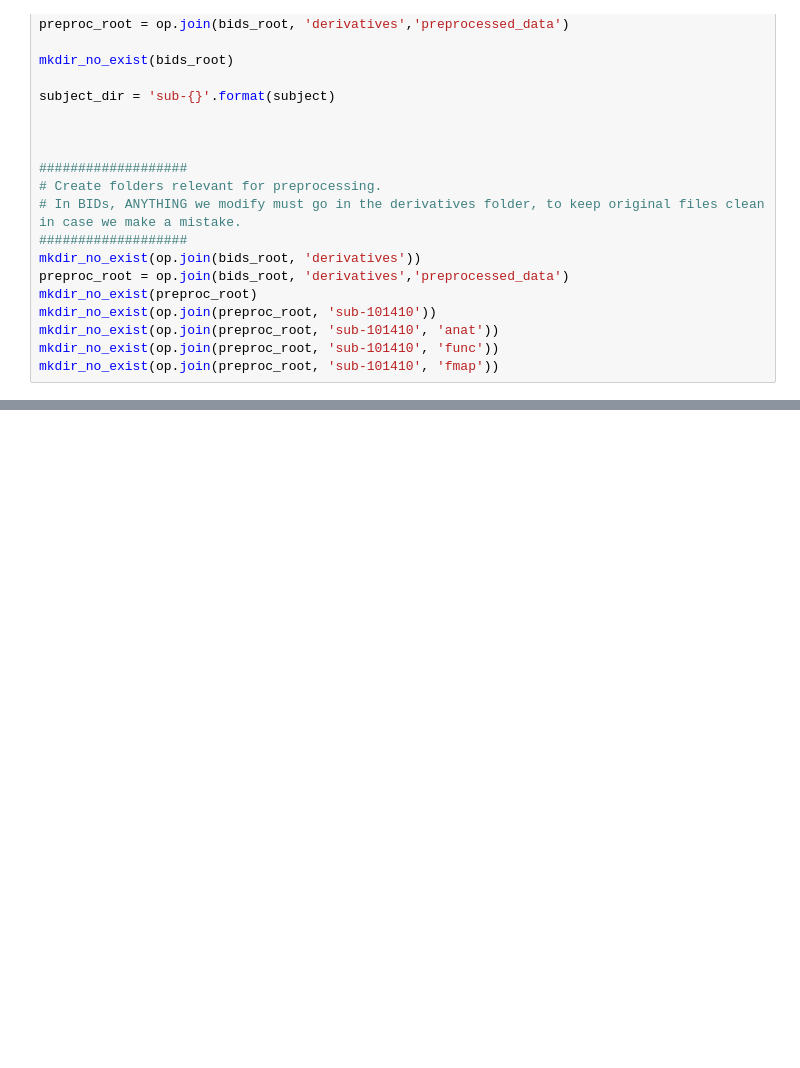
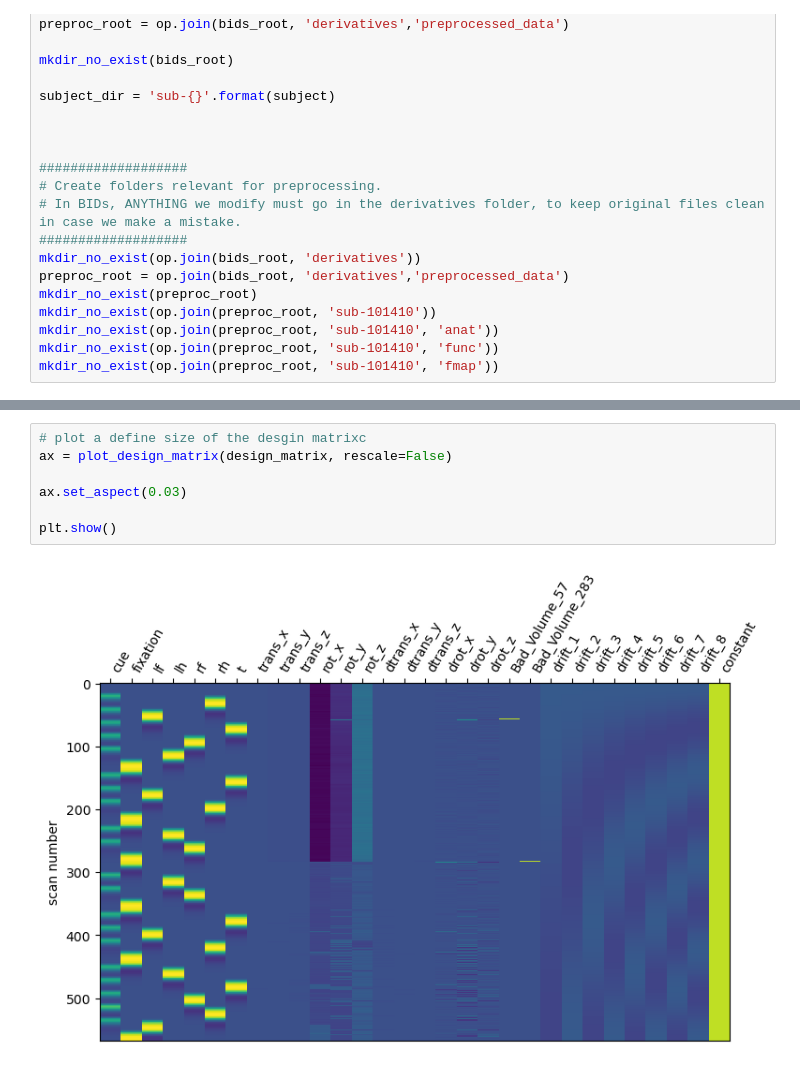
Before and after one commit to Tournedos/NSSP_project1_GroupK, a Jupyter notebook: GLM.ipynb, the cells around one changed output, grey strips where cells are left out. Drawn from its saved outputs; the diff is of its cells as text; blank space fills up the shorter version.

```diff
--- a/GLM.ipynb
+++ b/GLM.ipynb
@@ -177 +213,10 @@ plt.show()
+# %%
+# plot a define size of the desgin matrixc
+ax = plot_design_matrix(design_matrix, rescale=False)
+
+ax.set_aspect(0.03)
+
+plt.show()
+# %% [output]
+[figure, added]
 # %%
```
Also changed, not shown: parts of 21 cells of this notebook.
